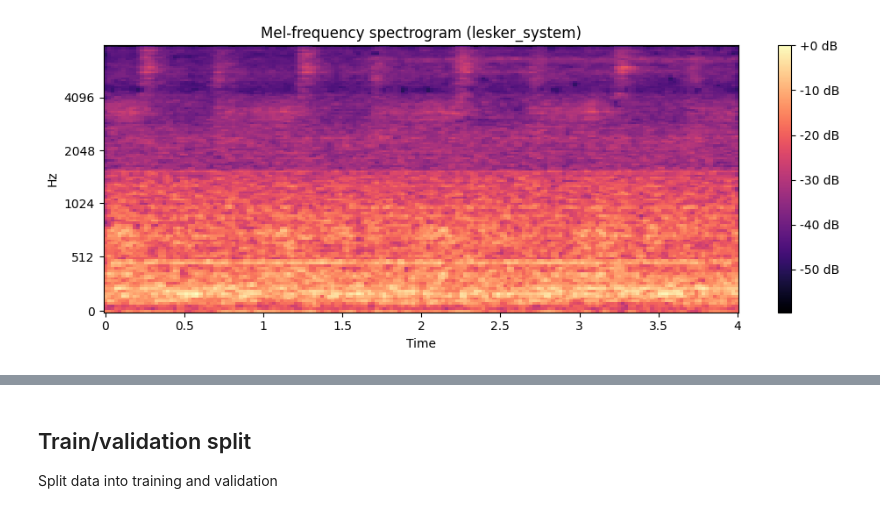
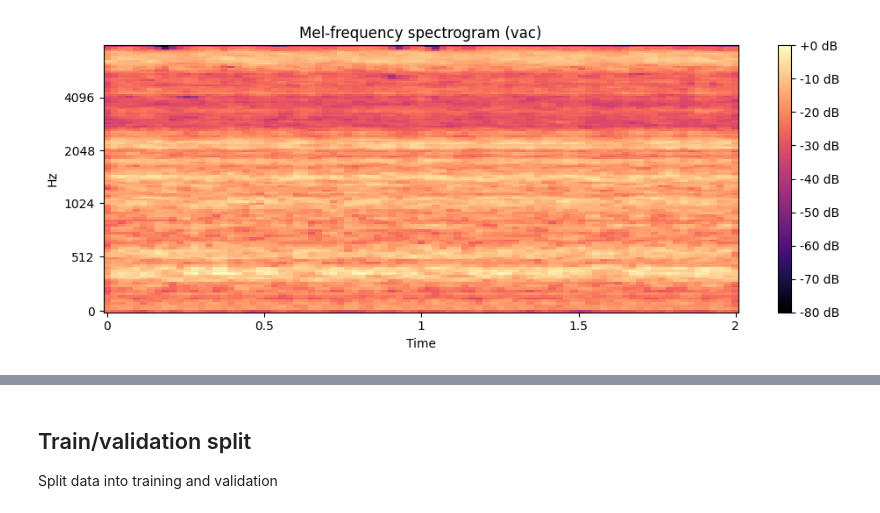
Before and after one commit to farthornas/labear, a Jupyter notebook: notebooks/finetune.ipynb, the cells around one changed output, grey strips where cells are left out. Saved outputs shown, nothing was run; the diff lists cells and outputs as text; code cells hidden in the pictures.

```diff
--- a/notebooks/finetune.ipynb
+++ b/notebooks/finetune.ipynb
@@ -33,0 +37,15 @@ files[:3]
+# %%
+# Download files from storage
+for u in USERS:
+    # Copy files to local path
+    for in_path in (USERS_PATH / u).glob("**/*.m4a"):
+        out_path = LOCAL_DATA / "users" / u / in_path.name
+        out_path.parent.mkdir(exist_ok=True)
+        if out_path.exists():
+            print(f"Skipping {in_path}")
+            continue
+        else:
+            print(f"Writing {in_path} to {out_path}")
+            with in_path.open("rb") as f:
+                with out_path.open("wb") as g:
+                    g.write(f.read())
@@ -33,0 +149,3 @@ files[:3]
+# %%
+processed_files = list(EXP_DIR.glob("**/*.wav"))
+processed_files[:3]
@@ -34,7 +156,9 @@ files[:3]
 # %%
-df = pd.DataFrame(dict(filepath=files))
+df = pd.DataFrame(dict(filepath=processed_files))
 df["label"] = df.filepath.apply(lambda x: Path(x).parent.name)
-df["duration"] = df.filepath.apply(lambda x: librosa.get_duration(path=x))
+df["duration"] = df.filepath.apply(lambda x: librosa.get_duration(path=str(x)))
+# Make it a string not Path to avoid downstream bugs
+df["filepath"] = df["filepath"].apply(str)
 df.sample(5)
 # %% [output]
 |  | filepath | label | duration |
@@ -111,4 +233,4 @@ show_sample(samp, title="dehumidifier")
 # %%
-samp = get_sample_of("lesker_system")
+samp = get_sample_of(CATS[1])
 play_sample(samp)
 # %% [output]
@@ -116,6 +238,6 @@ play_sample(samp)
 [interactive output not drawn]
 # %%
-show_sample(samp, title="lesker_system")
+show_sample(samp, title=CATS[1])
 # %% [output]
-[figure, old version]
+[figure, new version]
 # %%
```
Also changed, not shown: parts of 55 cells of this notebook.
